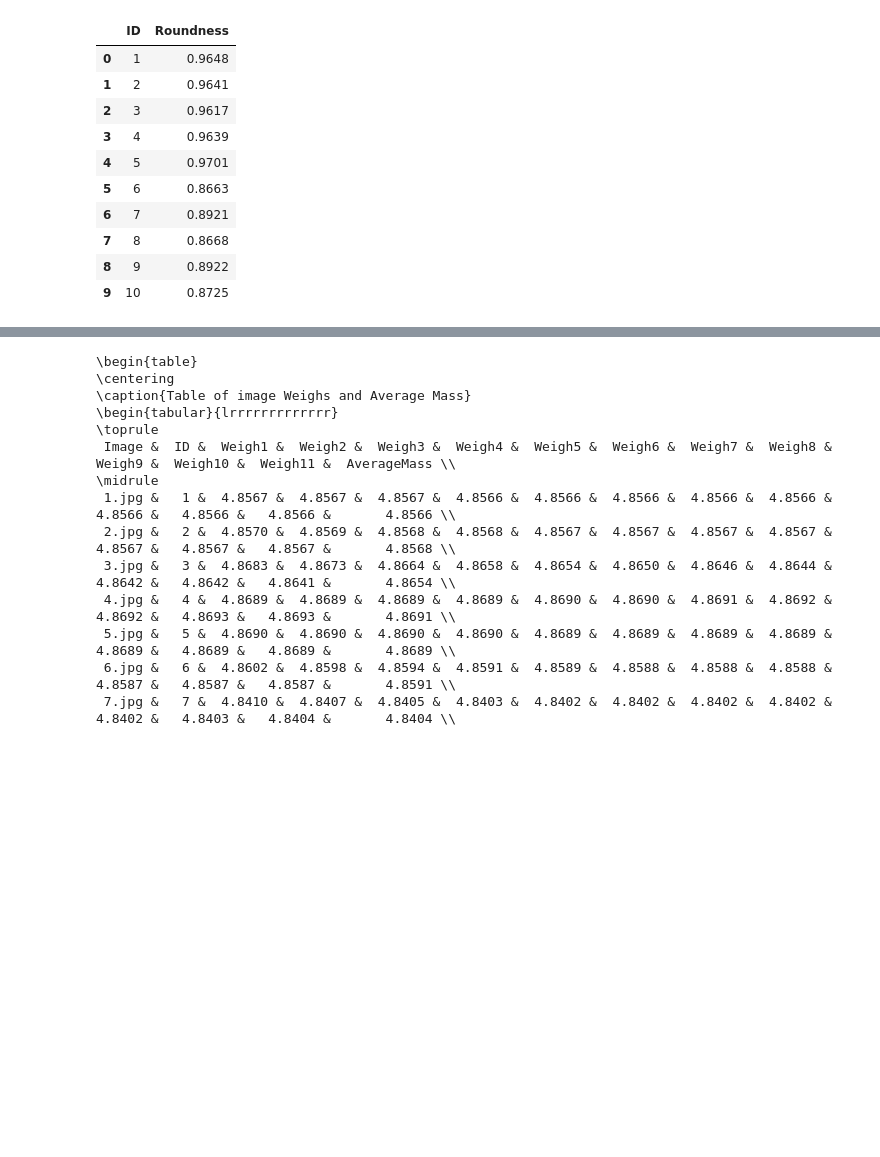
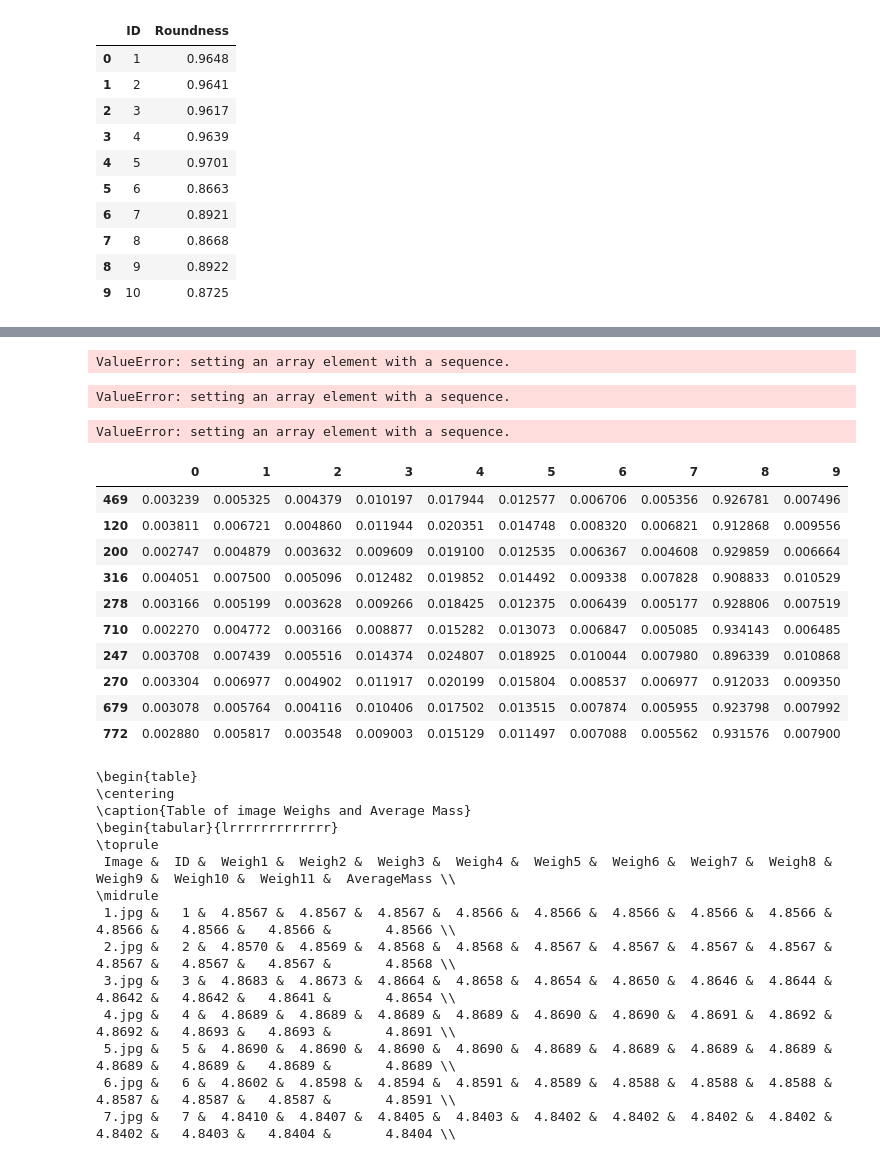
Before and after one commit to pcruiher08/ImageFeatures, a Jupyter notebook: analysis.ipynb, the cells around one changed output, grey strips where cells are left out. Saved outputs shown, nothing was run; the diff lists cells and outputs as text; code cells hidden in the pictures; blank space fills up the shorter version.

Commit message:
updating new tables for each feature

```diff
--- a/analysis.ipynb
+++ b/analysis.ipynb
@@ -344,0 +488,55 @@ roundnessdf.head(10)
+# %%
+humomentsdf = pd.Series(IDAndHUMoments).to_frame().reset_index()
+humomentsdf.columns = ['ID', 'humoments']
+humomentsdf['ID'] = humomentsdf['ID'].astype(int)
+humomentsdf['humoments'] = humomentsdf['humoments'].astype(float)
+
+
+humomentsdf = humomentsdf.sort_values('ID')
+humomentsdf = humomentsdf.reset_index(drop=True)
+
+humomentsdf.head(10)
+# %% [output]
+ValueError: setting an array element with a sequence.
+# %%
+zernikedf = pd.Series(IDAndZernike).to_frame().reset_index()
+zernikedf.columns = ['ID', 'zernike']
+zernikedf['ID'] = zernikedf['ID'].astype(int)
+zernikedf['zernike'] = zernikedf['zernike'].astype(float)
+
+
+zernikedf = zernikedf.sort_values('ID')
+zernikedf = zernikedf.reset_index(drop=True)
+
+zernikedf.head(10)
+# %% [output]
+ValueError: setting an array element with a sequence.
+# %%
+LBPdf = pd.Series(IDAndLBP).to_frame().reset_index()
+LBPdf.columns = ['ID', 'LBP']
+LBPdf['ID'] = LBPdf['ID'].astype(int)
+LBPdf['LBP'] = LBPdf['LBP'].astype(float)
+
+
+LBPdf = LBPdf.sort_values('ID')
+LBPdf = LBPdf.reset_index(drop=True)
+
+LBPdf.head(10)
+# %% [output]
+ValueError: setting an array element with a sequence.
+# %%
+#LBPdf = pd.DataFrame([IDAndLBP]).reset_index().T
+LBPdf = pd.DataFrame.from_dict(IDAndLBP, orient = "index")
+LBPdf.head(10)
+# %% [output]
+|  | 0 | 1 | 2 | 3 | 4 | 5 | 6 | 7 | 8 | 9 |
+| 469 | 0.003239 | 0.005325 | 0.004379 | 0.010197 | 0.017944 | 0.012577 | 0.006706 | 0.005356 | 0.926781 | 0.007496 |
+| 120 | 0.003811 | 0.006721 | 0.004860 | 0.011944 | 0.020351 | 0.014748 | 0.008320 | 0.006821 | 0.912868 | 0.009556 |
+| 200 | 0.002747 | 0.004879 | 0.003632 | 0.009609 | 0.019100 | 0.012535 | 0.006367 | 0.004608 | 0.929859 | 0.006664 |
+| 316 | 0.004051 | 0.007500 | 0.005096 | 0.012482 | 0.019852 | 0.014492 | 0.009338 | 0.007828 | 0.908833 | 0.010529 |
+| 278 | 0.003166 | 0.005199 | 0.003628 | 0.009266 | 0.018425 | 0.012375 | 0.006439 | 0.005177 | 0.928806 | 0.007519 |
+| 710 | 0.002270 | 0.004772 | 0.003166 | 0.008877 | 0.015282 | 0.013073 | 0.006847 | 0.005085 | 0.934143 | 0.006485 |
+| 247 | 0.003708 | 0.007439 | 0.005516 | 0.014374 | 0.024807 | 0.018925 | 0.010044 | 0.007980 | 0.896339 | 0.010868 |
+| 270 | 0.003304 | 0.006977 | 0.004902 | 0.011917 | 0.020199 | 0.015804 | 0.008537 | 0.006977 | 0.912033 | 0.009350 |
+| 679 | 0.003078 | 0.005764 | 0.004116 | 0.010406 | 0.017502 | 0.013515 | 0.007874 | 0.005955 | 0.923798 | 0.007992 |
+| 772 | 0.002880 | 0.005817 | 0.003548 | 0.009003 | 0.015129 | 0.011497 | 0.007088 | 0.005562 | 0.931576 | 0.007900 |
```
Also changed, not shown: parts of 11 cells of this notebook.
